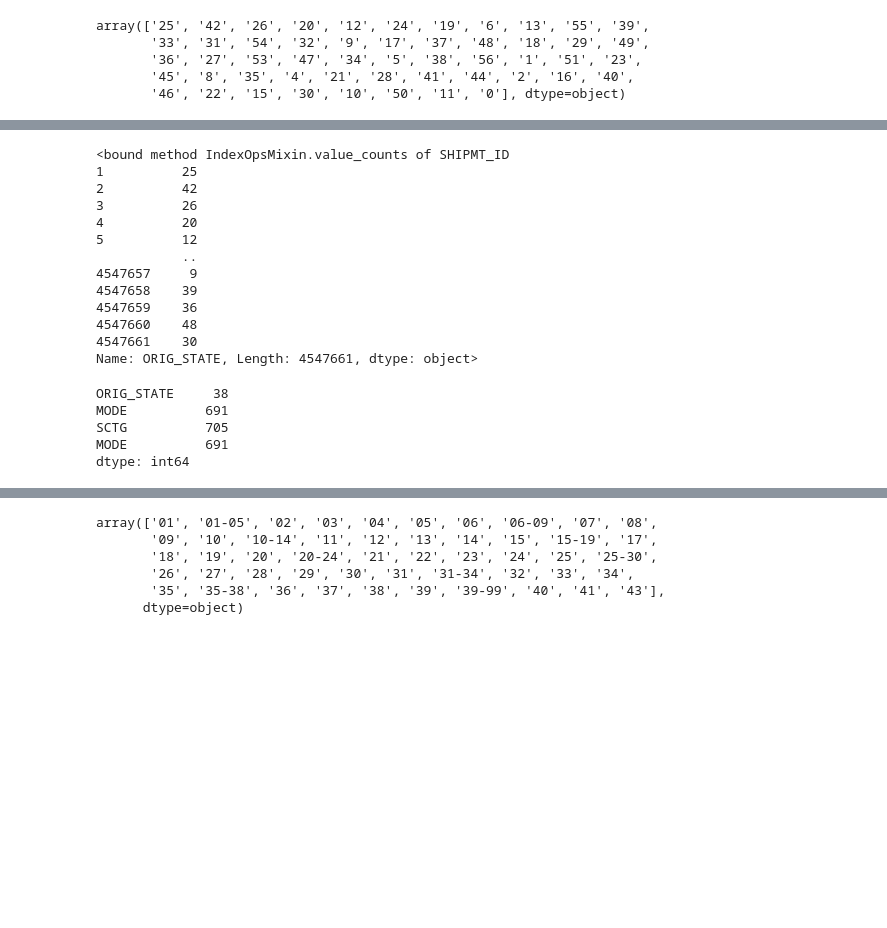
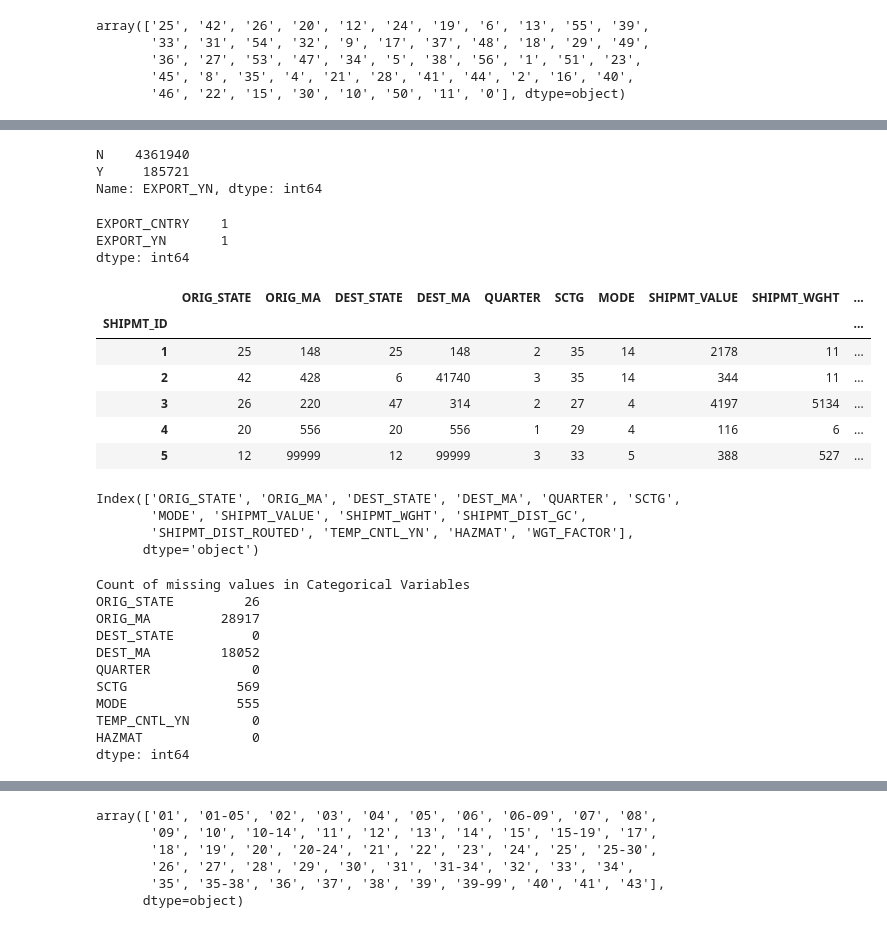
Before and after one commit to Niyati3029/CapstoneProject2020, a Jupyter notebook: DataPreProcess_Pranshu.ipynb, the cells around one changed output, grey strips where cells are left out. Cells and saved outputs as stored; diff of their text form; code cells hidden in the pictures; blank space fills up the shorter version.

```diff
--- a/DataPreProcess_Pranshu.ipynb
+++ b/DataPreProcess_Pranshu.ipynb
@@ -25,2 +35,6 @@ df.set_index('SHIPMT_ID',inplace=True)
+# %%
+# dropping columns ORIG_CFS_AREA, DEST_CFS_AREA, NAICS(industry can be identified from SCTG)
+
+df.drop(['ORIG_CFS_AREA','DEST_CFS_AREA','NAICS'],axis=1,inplace=True)
 # %%
 # converting integers to string/object
@@ -29,8 +43,4 @@ df[['ORIG_STATE', 'ORIG_MA', 'ORIG_CFS_AREA', 'DEST_STATE','DEST_MA', 'DEST_CFS_
    'QUARTER', 'SCTG', 'MODE','TEMP_CNTL_YN', 'EXPORT_YN', 'EXPORT_CNTRY', 'HAZMAT']].astype(str)
-# %%
-# dropping columns ORIG_CFS_AREA & DEST_CFS_AREA
-
-df.drop(['ORIG_CFS_AREA','DEST_CFS_AREA'],axis=1,inplace=True)
 # %%
 df.info()
 # %% [output]
@@ -89,17 +119,30 @@ array(['25', '42', '26', '20', '12', '24', '19', '6', '13', '55', '39',
 # %%
-df['ORIG_STATE'].value_counts
+df['EXPORT_YN'].value_counts()
 # %% [output]
-<bound method IndexOpsMixin.value_counts of SHIPMT_ID
-1          25
-2          42
-3          26
-4          20
-5          12
-           ..
-4547657     9
-4547658    39
-4547659    36
-4547660    48
-4547661    30
-Name: ORIG_STATE, Length: 4547661, dtype: object>
+N    4361940
+Y     185721
+Name: EXPORT_YN, dtype: int64
+# %%
+# dropping EXPORT_YN=='Y', inconsistency in data where EXPORT_YN=='Y', incorrect destination and distance.
+df=df[df['EXPORT_YN']=='N']
+# %%
+# only 1 unique value in columns EXPORT_YN & EXPORT_YN, can drop both the columns
+df[['EXPORT_CNTRY','EXPORT_YN']].nunique()
+# %% [output]
+EXPORT_CNTRY    1
+EXPORT_YN       1
+dtype: int64
+# %%
+# dropping EXPORT_YN & EXPORT_YN
+df.drop(['EXPORT_YN','EXPORT_CNTRY'],axis=1,inplace=True)
+# %%
+df.head()
+# %% [output]
+|  | ORIG_STATE | ORIG_MA | DEST_STATE | DEST_MA | QUARTER | SCTG | MODE | SHIPMT_VALUE | SHIPMT_WGHT | ... |
+| SHIPMT_ID |  |  |  |  |  |  |  |  |  | ... |
+| 1 | 25 | 148 | 25 | 148 | 2 | 35 | 14 | 2178 | 11 | ... |
+| 2 | 42 | 428 | 6 | 41740 | 3 | 35 | 14 | 344 | 11 | ... |
+| 3 | 26 | 220 | 47 | 314 | 2 | 27 | 4 | 4197 | 5134 | ... |
+| 4 | 20 | 556 | 20 | 556 | 1 | 29 | 4 | 116 | 6 | ... |
+| 5 | 12 | 99999 | 12 | 99999 | 3 | 33 | 5 | 388 | 527 | ... |
 # %%
@@ -116,11 +162,26 @@ df['ORIG_MA']=df['ORIG_MA'].apply(definingNA)
 df['SCTG']=df['SCTG'].apply(definingNA)
 df['MODE']=df['MODE'].apply(definingNA)
+# %%
+df.columns
+# %% [output]
+Index(['ORIG_STATE', 'ORIG_MA', 'DEST_STATE', 'DEST_MA', 'QUARTER', 'SCTG',
+       'MODE', 'SHIPMT_VALUE', 'SHIPMT_WGHT', 'SHIPMT_DIST_GC',
+       'SHIPMT_DIST_ROUTED', 'TEMP_CNTL_YN', 'HAZMAT', 'WGT_FACTOR'],
+      dtype='object')
 # %%
 # Number of missing values in categorical data
-df[['ORIG_STATE','MODE','SCTG','MODE']].isna().sum()
+print("Count of missing values in Categorical Variables")
+print(df[['ORIG_STATE', 'ORIG_MA', 'DEST_STATE', 'DEST_MA', 'QUARTER', 'SCTG',
+       'MODE', 'TEMP_CNTL_YN', 'HAZMAT']].isna().sum())
 # %% [output]
-ORIG_STATE     38
-MODE          691
-SCTG          705
-MODE          691
+Count of missing values in Categorical Variables
+ORIG_STATE         26
+ORIG_MA         28917
+DEST_STATE          0
+DEST_MA         18052
+QUARTER             0
+SCTG              569
+MODE              555
+TEMP_CNTL_YN        0
+HAZMAT              0
 dtype: int64
```
Also changed, not shown: parts of 36 cells of this notebook.
